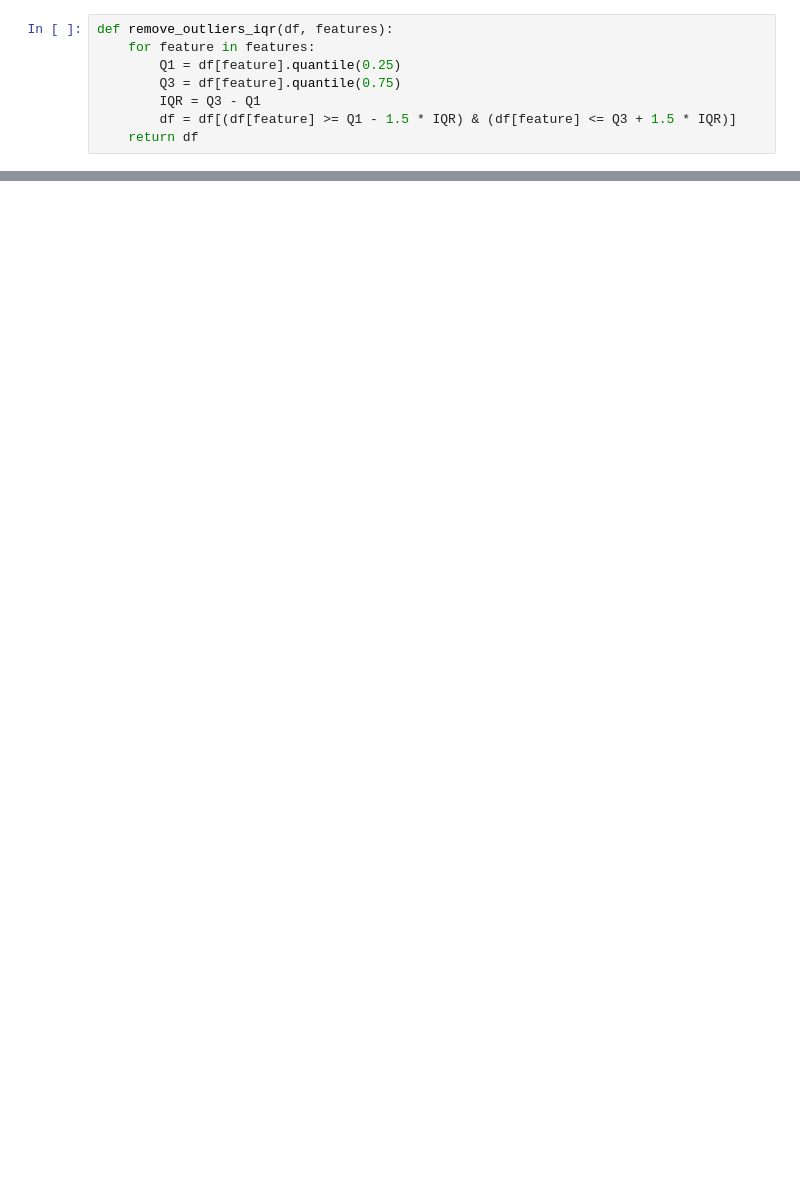
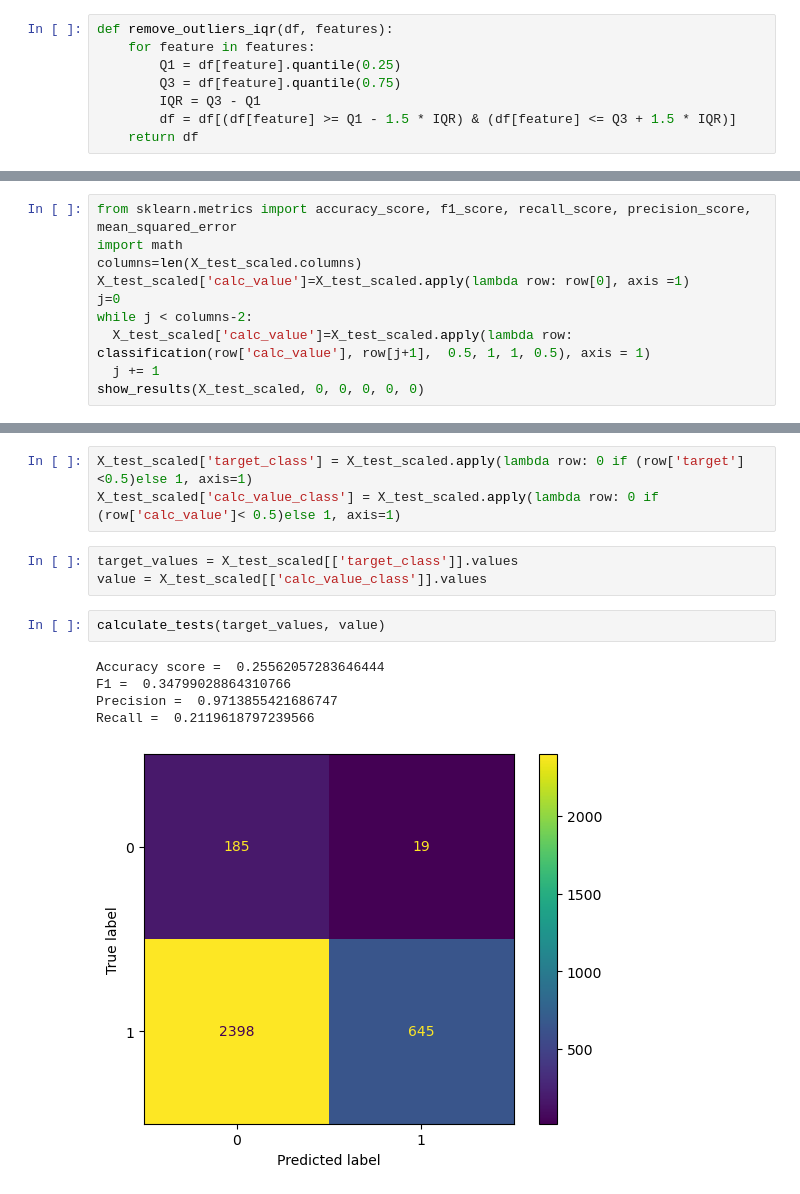
Before and after one commit to zukanovicmilica/MH, a Jupyter notebook: Others - California.ipynb, the cells around one changed output, grey strips where cells are left out. Cells and saved outputs as stored; diff of their text form; blank space fills up the shorter version.

```diff
--- a/Others - California.ipynb
+++ b/Others - California.ipynb
@@ -193,0 +280,10 @@ Neural Network      Train (CV)  0.0069  0.0828    0.9931     0.9915  0.9931  0.9
+# %%
+from sklearn.metrics import accuracy_score, f1_score, recall_score, precision_score, mean_squared_error
+import math
+columns=len(X_test_scaled.columns)
+X_test_scaled['calc_value']=X_test_scaled.apply(lambda row: row[0], axis =1)
+j=0
+while j < columns-2:
+  X_test_scaled['calc_value']=X_test_scaled.apply(lambda row: classification(row['calc_value'], row[j+1],  0.5, 1, 1, 0.5), axis = 1)
+  j += 1
+show_results(X_test_scaled, 0, 0, 0, 0, 0)
@@ -193,0 +308,14 @@ Neural Network      Train (CV)  0.0069  0.0828    0.9931     0.9915  0.9931  0.9
+# %%
+X_test_scaled['target_class'] = X_test_scaled.apply(lambda row: 0 if (row['target']<0.5)else 1, axis=1)
+X_test_scaled['calc_value_class'] = X_test_scaled.apply(lambda row: 0 if (row['calc_value']< 0.5)else 1, axis=1)
+# %%
+target_values = X_test_scaled[['target_class']].values
+value = X_test_scaled[['calc_value_class']].values
+# %%
+calculate_tests(target_values, value)
+# %% [output]
+Accuracy score =  0.25562057283646444
+F1 =  0.34799028864310766
+Precision =  0.9713855421686747
+Recall =  0.2119618797239566
+[figure, added]
```
Also changed, not shown: parts of 13 cells of this notebook.
